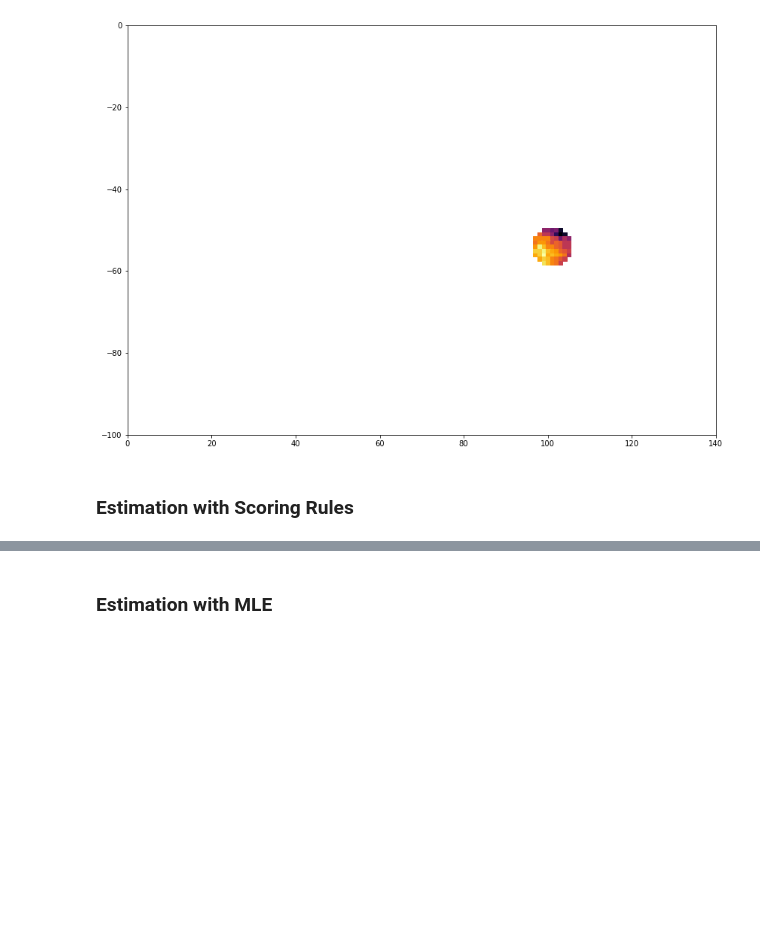
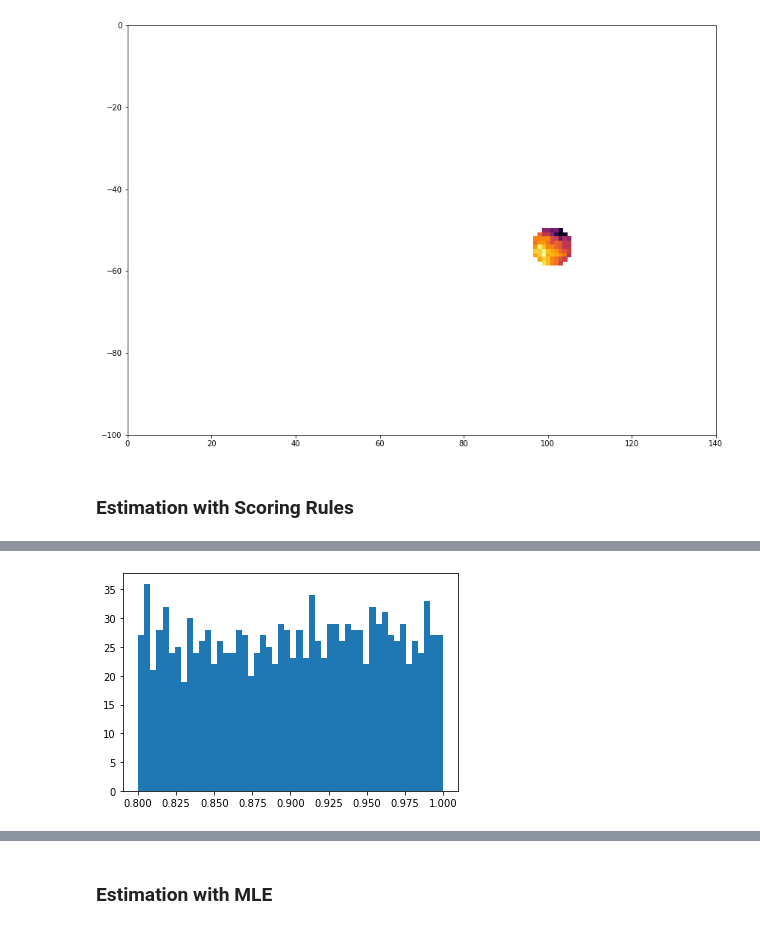
Before and after one commit to Huk-David/SpaDep_VCop, a Jupyter notebook: body/Forecasts.ipynb, the cells around one changed output, grey strips where cells are left out. Cells and saved outputs as stored; diff of their text form; code cells hidden in the pictures; blank space fills up the shorter version.

```diff
--- a/body/Forecasts.ipynb
+++ b/body/Forecasts.ipynb
@@ -304,0 +359,5 @@ KeyboardInterrupt:
+# %%
+plt.hist([path_[2*k][0][1] for k in range(math.floor(len(path_)/2))],bins=50)
+plt.show()
+# %% [output]
+[figure, added]
```
Also changed, not shown: parts of 21 cells of this notebook.
